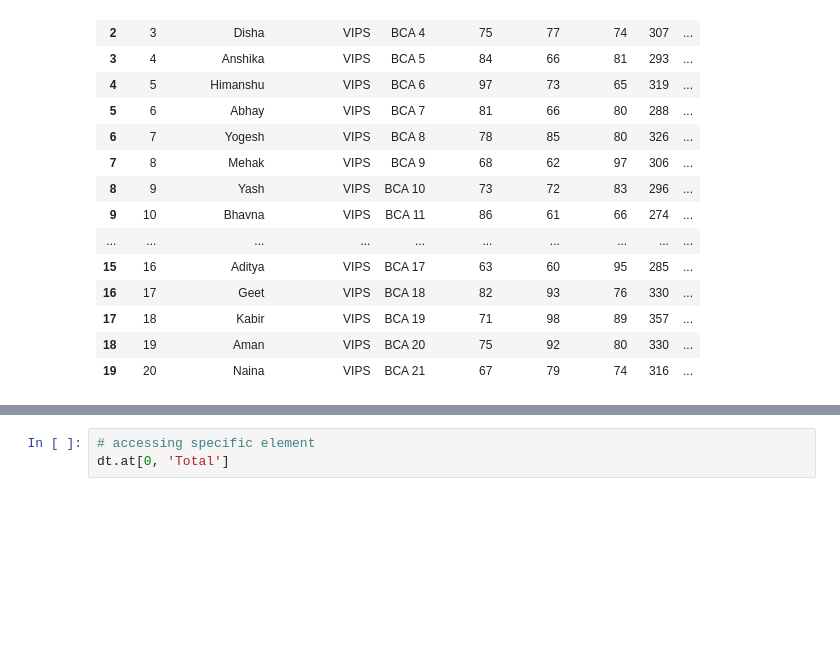
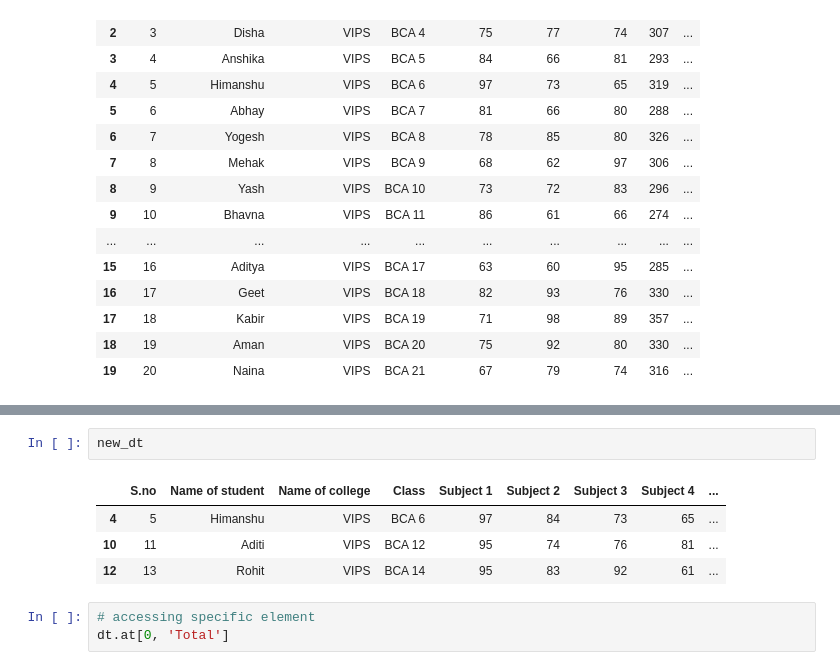
Before and after one commit to shivam-paul-19/data-science, a Jupyter notebook: data_analysis/pandas.ipynb, the cells around one changed output, grey strips where cells are left out. Cells and saved outputs as stored; diff of their text form; blank space fills up the shorter version.

```diff
--- a/data_analysis/pandas.ipynb
+++ b/data_analysis/pandas.ipynb
@@ -270,3 +270,10 @@ dt.loc[(dt['Subject 1'] > 90)]
+# %%
+new_dt
+# %% [output]
+|  | S.no | Name of student | Name of college | Class | Subject 1 | Subject 2 | Subject 3 | Subject 4 | ... |
+| 4 | 5 | Himanshu | VIPS | BCA 6 | 97 | 84 | 73 | 65 | ... |
+| 10 | 11 | Aditi | VIPS | BCA 12 | 95 | 74 | 76 | 81 | ... |
+| 12 | 13 | Rohit | VIPS | BCA 14 | 95 | 83 | 92 | 61 | ... |
 # %%
 # accessing specific element
 dt.at[0, 'Total']
```
Also changed, not shown: parts of 2 cells of this notebook, 4 other files.
